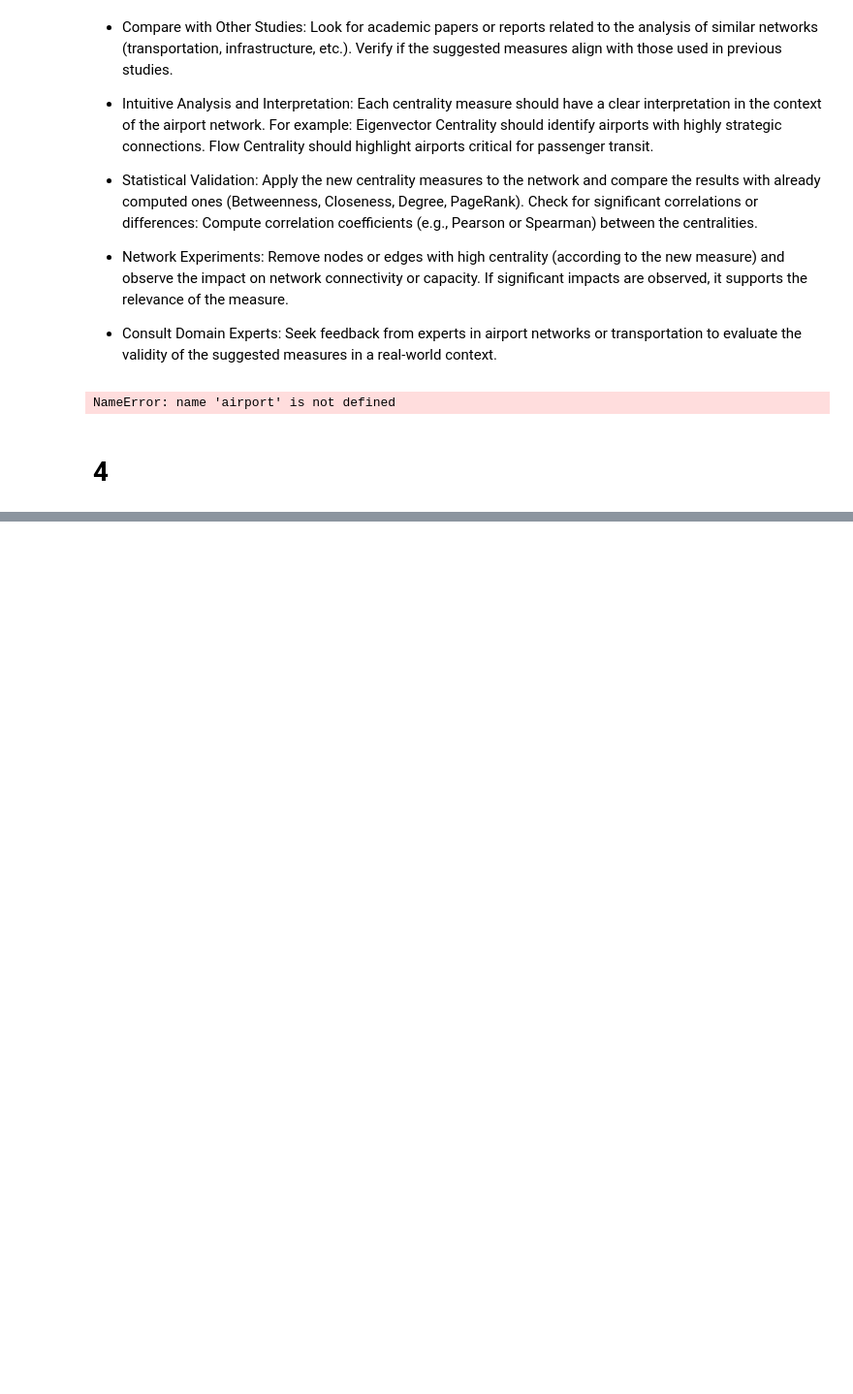
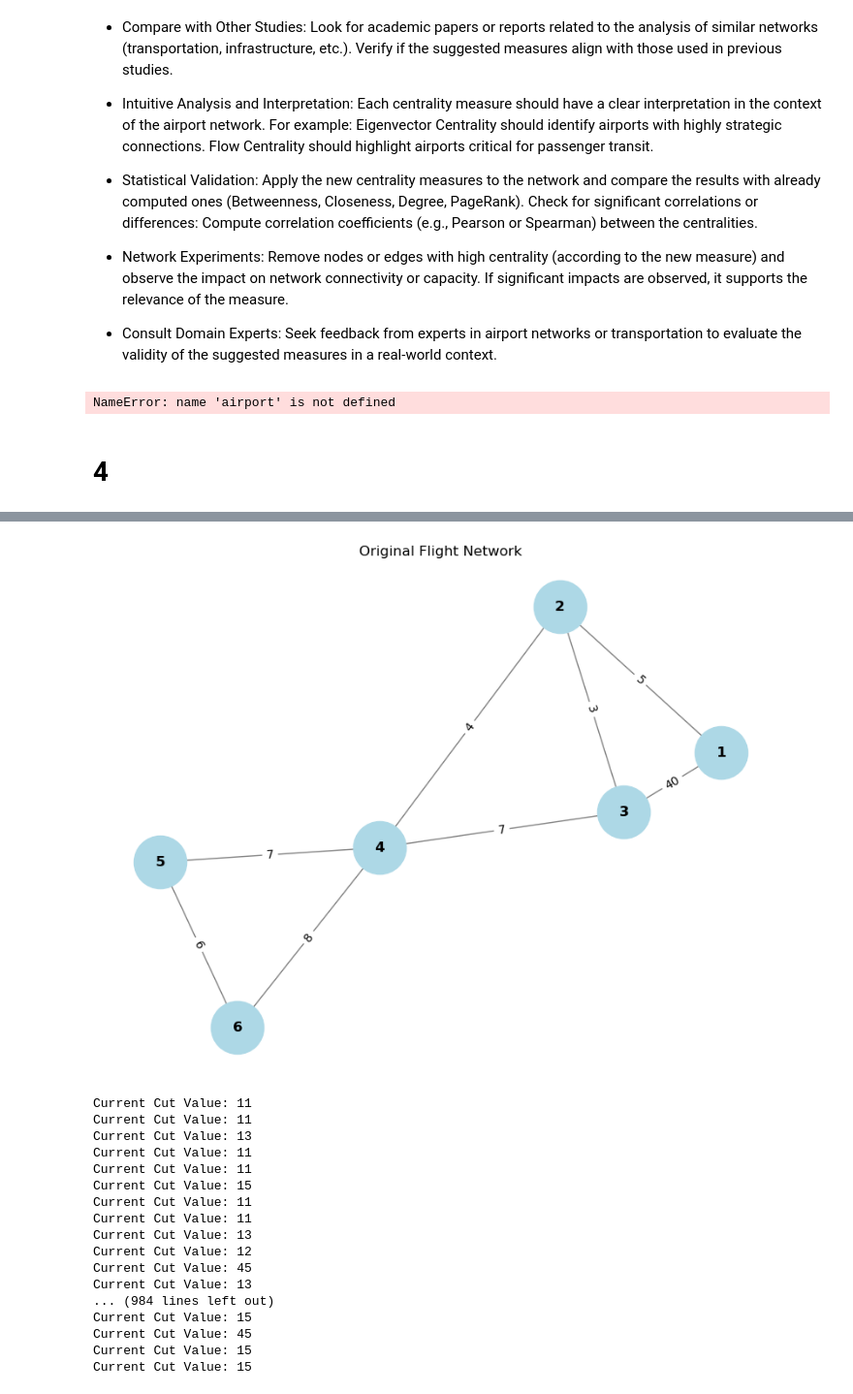
Before and after one commit to lebj995/ADM_HW5, a Jupyter notebook: main.ipynb, the cells around one changed output, grey strips where cells are left out. Shown at 97% size. Saved outputs shown, nothing was run; the diff lists cells and outputs as text; code cells hidden in the pictures; blank space fills up the shorter version.

```diff
--- a/main.ipynb
+++ b/main.ipynb
@@ -632,0 +689,80 @@ Partition 2 (Nodi): ['DCU']
+# %%
+def visualize_graph(G, title="Graph"):
+    pos = nx.spring_layout(G)
+    plt.figure(figsize=(8, 6))
+    nx.draw(G, pos, with_labels=True, node_color='lightblue',
+            node_size=2000, font_size=12, font_weight='bold', edge_color='gray')
+
+    # Add weight labels to edges
+    edge_labels = nx.get_edge_attributes(G, 'weight')
+    nx.draw_networkx_edge_labels(G, pos, edge_labels=edge_labels)
+
+    plt.title(title)
+    plt.show()
+
+def create_test_graph():
+    G = nx.Graph()
+
+    # Add nodes
+    for i in range(1, 7):
+        G.add_node(i)
+
+    # Add edges with weights
+    edges = [
+        (1, 2, 5),
+        (1, 3, 40),
+        (2, 3, 3),
+        (2, 4, 4),
+        (3, 4, 7),
+        (4, 5, 7),
+        (5, 6, 6),
+        (4, 6, 8)
+    ]
+
+    for u, v, w in edges:
+        G.add_edge(u, v, weight=w)
+
+    return G
+
+# Main execution
+if __name__ == "__main__":
+    # Create and visualize original graph
+    G_test = create_test_graph()
+
+    # Example usage
+    visualize_graph(G_test, title="Original Flight Network")
+
+
+    min_cut_value, cut_edges = repeated_karger_min_cut(G_test, iterations=1000)
+    G_test_dict = convert_to_dict_format(G_test)
+    # Get subgraphs
+    subgraph1, subgraph2 = get_subgraphs(cut_edges, G_test_dict)
+
+    # Visualize results
+    visualize_cut_result(G_test, cut_edges, subgraph1, subgraph2, min_cut_value)
+
+    # Print results
+    print("Minimum cut value:", min_cut_value)
+    print("Removed flights:", cut_edges)
+    if subgraph1 and subgraph2:
+        print("First subgraph nodes:", sorted(list(subgraph1)))
+        print("Second subgraph nodes:", sorted(list(subgraph2)))
+# %% [output]
+[figure, added]
+Current Cut Value: 11
+Current Cut Value: 11
+Current Cut Value: 13
+Current Cut Value: 11
+Current Cut Value: 11
+Current Cut Value: 15
+Current Cut Value: 11
+Current Cut Value: 11
+Current Cut Value: 13
+Current Cut Value: 12
+Current Cut Value: 45
+Current Cut Value: 13
+... (984 lines left out)
+Current Cut Value: 15
+Current Cut Value: 45
+Current Cut Value: 15
+Current Cut Value: 15
```
Also changed, not shown: parts of 26 cells of this notebook.
